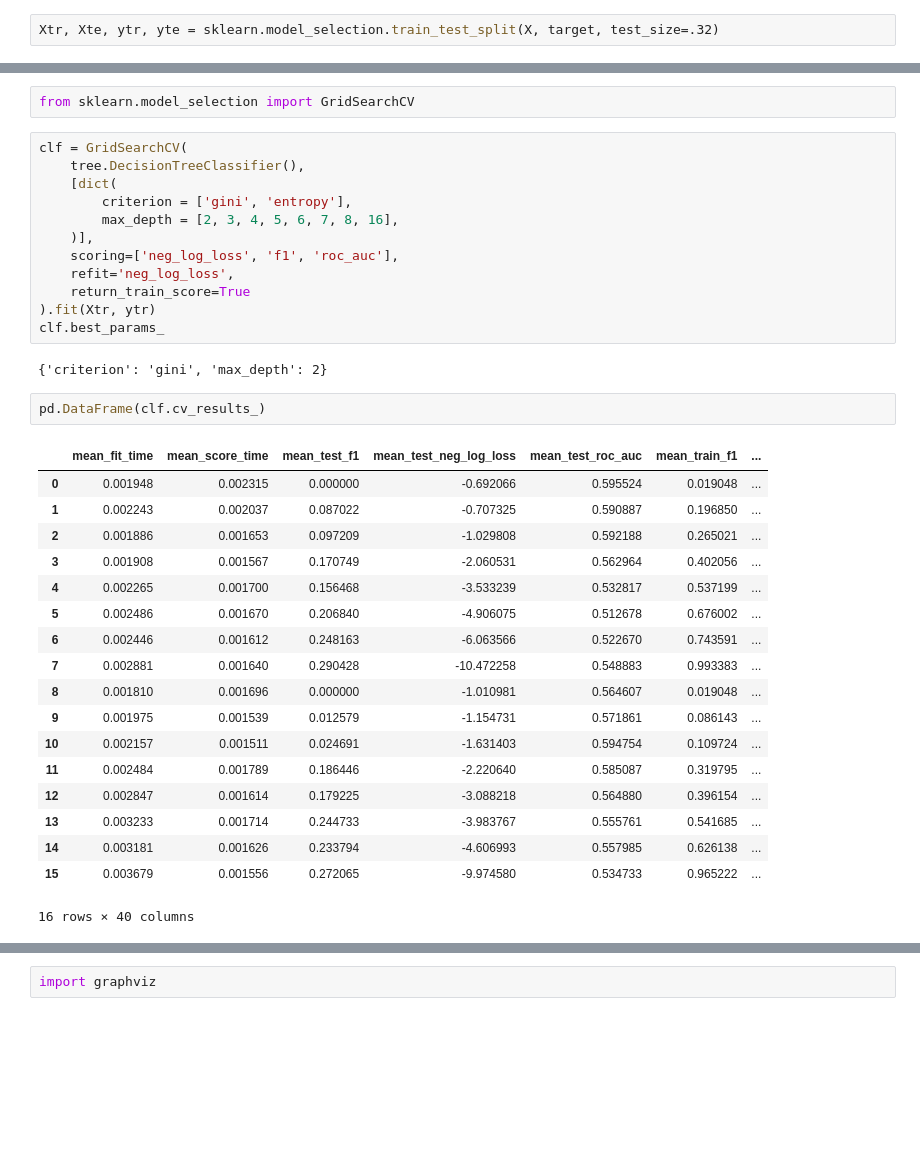
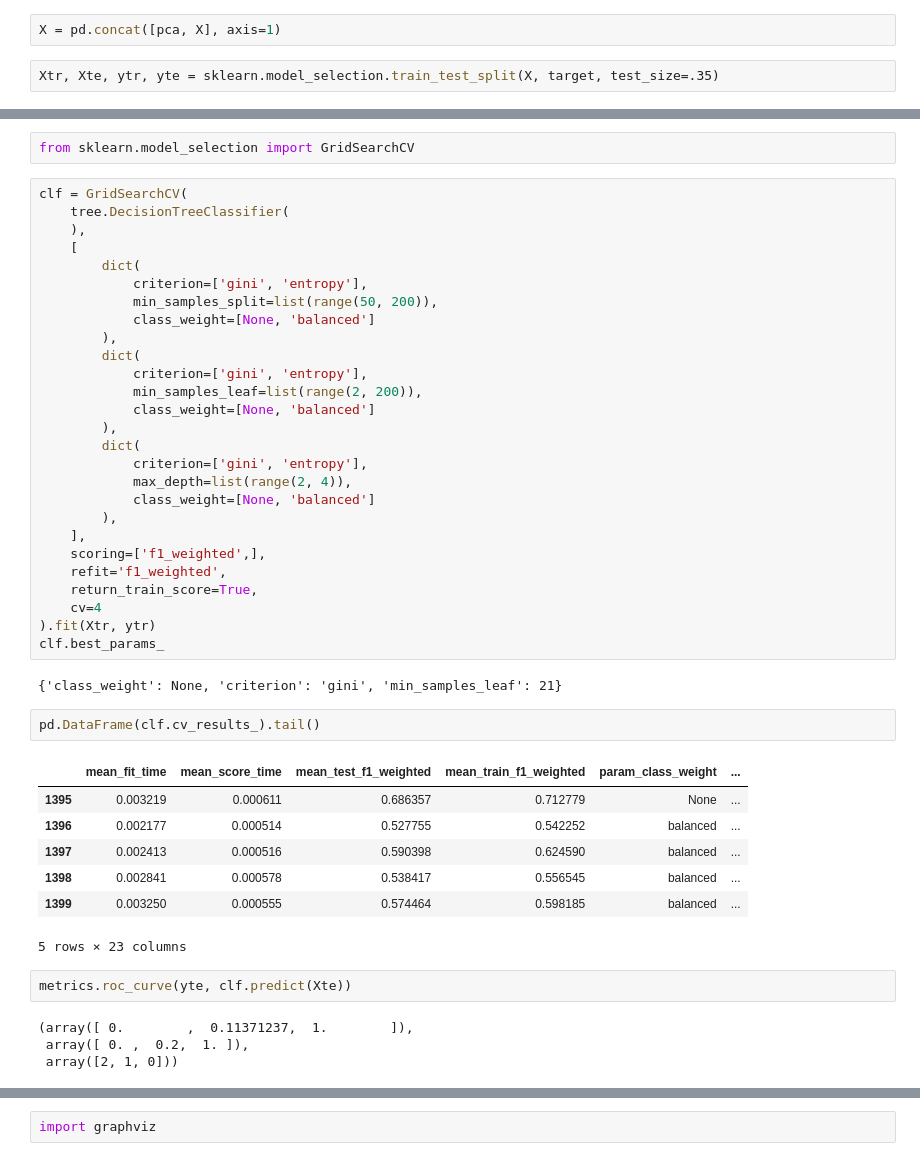
Before and after one commit to SomeoneSerge/vsu-dm, a Jupyter notebook: feodor.ipynb, the cells around one changed output, grey strips where cells are left out. Drawn from its saved outputs; the diff is of its cells as text; blank space fills up the shorter version.

```diff
--- a/feodor.ipynb
+++ b/feodor.ipynb
@@ -156,44 +183,56 @@ best_feats
+# %%
+X = pd.concat([pca, X], axis=1)
 # %%
-Xtr, Xte, ytr, yte = sklearn.model_selection.train_test_split(X, target, test_size=.32)
+Xtr, Xte, ytr, yte = sklearn.model_selection.train_test_split(X, target, test_size=.35)
 # %%
 from sklearn import tree, metrics
 # %%
 from sklearn.model_selection import GridSearchCV
 # %%
 clf = GridSearchCV(
-    tree.DecisionTreeClassifier(),
-    [dict(
-        criterion = ['gini', 'entropy'],
-        max_depth = [2, 3, 4, 5, 6, 7, 8, 16],
-    )],
-    scoring=['neg_log_loss', 'f1', 'roc_auc'],
-    refit='neg_log_loss',
-    return_train_score=True
+    tree.DecisionTreeClassifier(
+    ),
+    [
+        dict(
+            criterion=['gini', 'entropy'],
+            min_samples_split=list(range(50, 200)),
+            class_weight=[None, 'balanced']
+        ),
+        dict(
+            criterion=['gini', 'entropy'],
+            min_samples_leaf=list(range(2, 200)),
+            class_weight=[None, 'balanced']
+        ),
+        dict(
+            criterion=['gini', 'entropy'],
+            max_depth=list(range(2, 4)),
+            class_weight=[None, 'balanced']
+        ),
+    ],
+    scoring=['f1_weighted',],
+    refit='f1_weighted',
+    return_train_score=True,
+    cv=4
 ).fit(Xtr, ytr)
 clf.best_params_
 # %% [output]
-{'criterion': 'gini', 'max_depth': 2}
+{'class_weight': None, 'criterion': 'gini', 'min_samples_leaf': 21}
 # %%
-pd.DataFrame(clf.cv_results_)
+pd.DataFrame(clf.cv_results_).tail()
 # %% [output]
-|  | mean_fit_time | mean_score_time | mean_test_f1 | mean_test_neg_log_loss | mean_test_roc_auc | mean_train_f1 | ... |
-| 0 | 0.001948 | 0.002315 | 0.000000 | -0.692066 | 0.595524 | 0.019048 | ... |
-| 1 | 0.002243 | 0.002037 | 0.087022 | -0.707325 | 0.590887 | 0.196850 | ... |
-| 2 | 0.001886 | 0.001653 | 0.097209 | -1.029808 | 0.592188 | 0.265021 | ... |
-| 3 | 0.001908 | 0.001567 | 0.170749 | -2.060531 | 0.562964 | 0.402056 | ... |
-| 4 | 0.002265 | 0.001700 | 0.156468 | -3.533239 | 0.532817 | 0.537199 | ... |
-| 5 | 0.002486 | 0.001670 | 0.206840 | -4.906075 | 0.512678 | 0.676002 | ... |
-| 6 | 0.002446 | 0.001612 | 0.248163 | -6.063566 | 0.522670 | 0.743591 | ... |
-| 7 | 0.002881 | 0.001640 | 0.290428 | -10.472258 | 0.548883 | 0.993383 | ... |
-| 8 | 0.001810 | 0.001696 | 0.000000 | -1.010981 | 0.564607 | 0.019048 | ... |
-| 9 | 0.001975 | 0.001539 | 0.012579 | -1.154731 | 0.571861 | 0.086143 | ... |
-| 10 | 0.002157 | 0.001511 | 0.024691 | -1.631403 | 0.594754 | 0.109724 | ... |
-| 11 | 0.002484 | 0.001789 | 0.186446 | -2.220640 | 0.585087 | 0.319795 | ... |
-| 12 | 0.002847 | 0.001614 | 0.179225 | -3.088218 | 0.564880 | 0.396154 | ... |
-| 13 | 0.003233 | 0.001714 | 0.244733 | -3.983767 | 0.555761 | 0.541685 | ... |
-| 14 | 0.003181 | 0.001626 | 0.233794 | -4.606993 | 0.557985 | 0.626138 | ... |
-| 15 | 0.003679 | 0.001556 | 0.272065 | -9.974580 | 0.534733 | 0.965222 | ... |
+|  | mean_fit_time | mean_score_time | mean_test_f1_weighted | mean_train_f1_weighted | param_class_weight | ... |
+| 1395 | 0.003219 | 0.000611 | 0.686357 | 0.712779 | None | ... |
+| 1396 | 0.002177 | 0.000514 | 0.527755 | 0.542252 | balanced | ... |
+| 1397 | 0.002413 | 0.000516 | 0.590398 | 0.624590 | balanced | ... |
+| 1398 | 0.002841 | 0.000578 | 0.538417 | 0.556545 | balanced | ... |
+| 1399 | 0.003250 | 0.000555 | 0.574464 | 0.598185 | balanced | ... |
-16 rows × 40 columns
+5 rows × 23 columns
+# %%
+metrics.roc_curve(yte, clf.predict(Xte))
+# %% [output]
+(array([ 0.        ,  0.11371237,  1.        ]),
+ array([ 0. ,  0.2,  1. ]),
+ array([2, 1, 0]))
 # %%
 sklearn.metrics.explained_variance_score(yte, clf.predict(Xte))
 # %% [output]
```
Also changed, not shown: parts of 17 cells of this notebook, 2 other files.
